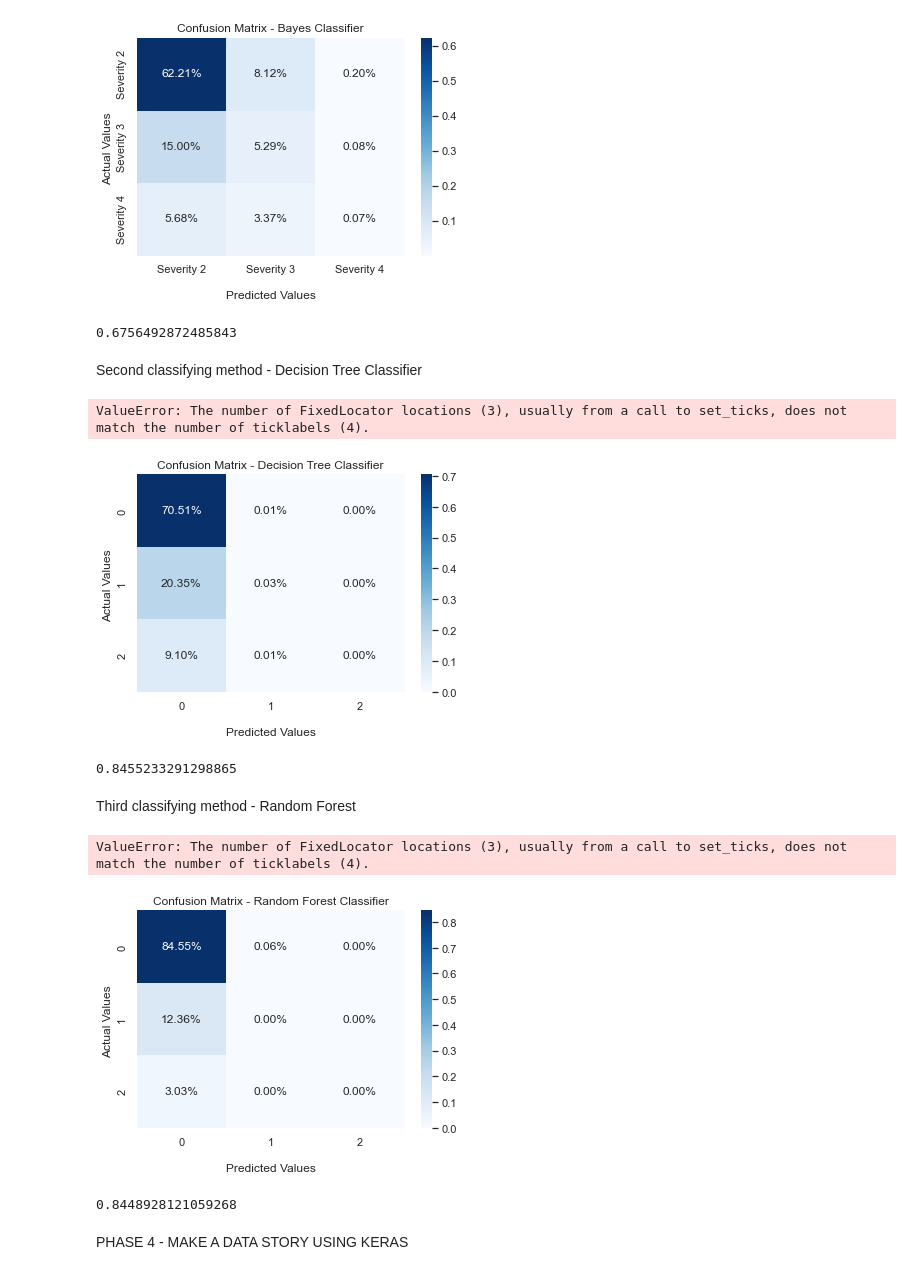
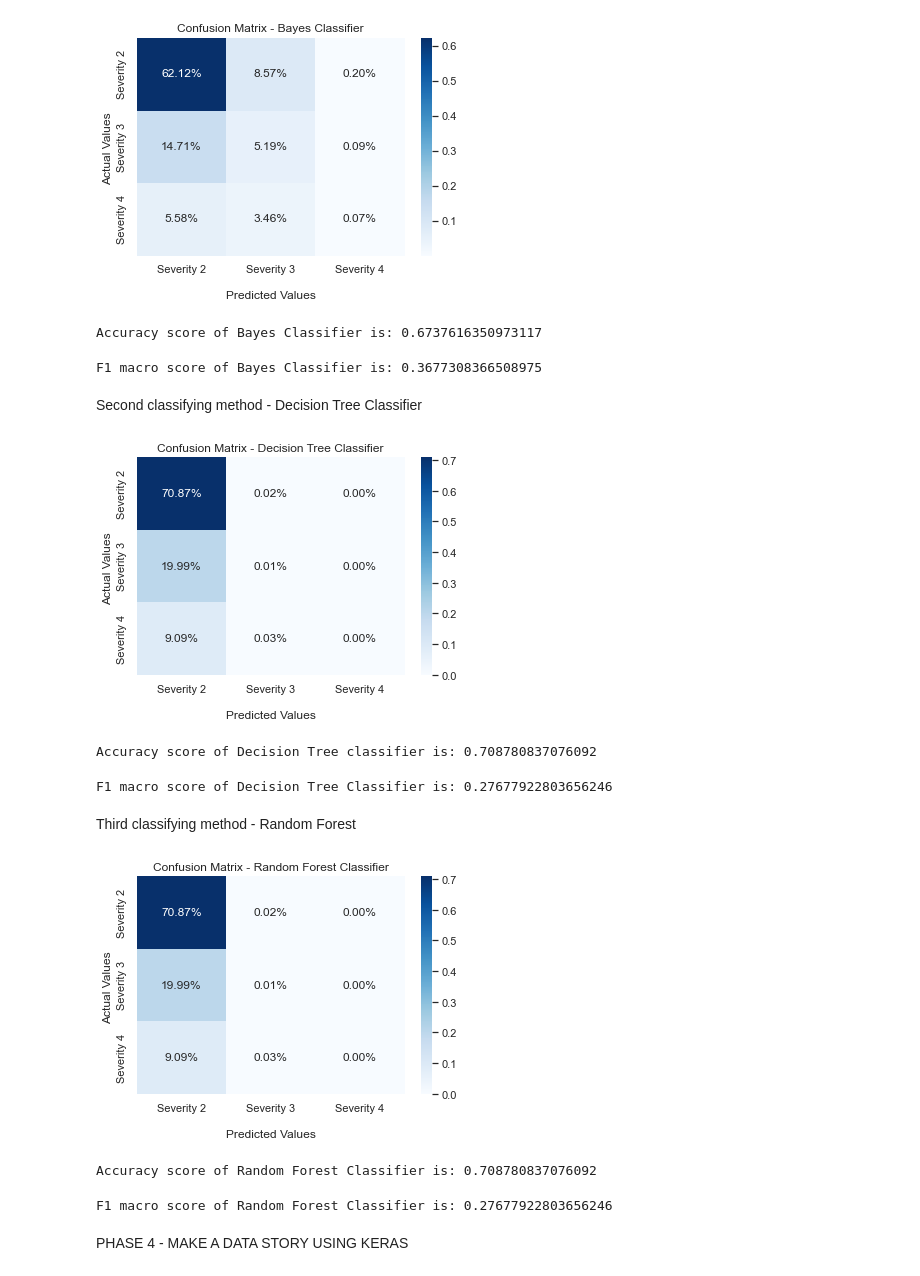
Before and after one commit to stratoskar/DataAnalytics, a Jupyter notebook: Data Analytics/US_accidents_Full_Analysis.ipynb, the cells around one changed output. Saved outputs shown, nothing was run; the diff lists cells and outputs as text; code cells hidden in the pictures.

```diff
--- a/Data Analytics/US_accidents_Full_Analysis.ipynb
+++ b/Data Analytics/US_accidents_Full_Analysis.ipynb
@@ -462,7 +468,7 @@ X = data[['Weather_Condition', 'Visibility(mi)','Day_Night']].copy()
 y = data['Severity'].copy()
 # %%
 # Split dataset into Train and Test
-X_train, X_test, y_train, y_test = train_test_split(X, y, test_size = 0.2, random_state = 0)
+X_train, X_test, y_train, y_test = train_test_split(X, y, test_size = 0.2, random_state = 0,stratify=y,shuffle=True)
 # %%
 # Normalize the X_train and X_test, in order for them to be between [-1,1]
 sc = StandardScaler()
@@ -523,9 +532,14 @@ plt.show()
 [figure]
 # %%
 # Print accurancy score of Bayes Classifier
-ac1
+print("Accuracy score of Bayes Classifier is:",ac1)
 # %% [output]
-0.6756492872485843
+Accuracy score of Bayes Classifier is: 0.6737616350973117
+# %%
+# Print f1 score of Bayes Classifier
+print("F1 macro score of Bayes Classifier is:",f1_bayes)
+# %% [output]
+F1 macro score of Bayes Classifier is: 0.3677308366508975
 # %% [markdown]
 Second classifying method - Decision Tree Classifier
 # %%
@@ -552,19 +569,23 @@ ax.set_xlabel('\nPredicted Values')
 ax.set_ylabel('Actual Values ')
 
 ## Ticket labels - List must be in alphabetical order
-ax.xaxis.set_ticklabels(['Severity 1','Severity 2','Severity 3','Severity 4'])
-ax.yaxis.set_ticklabels(['Severity 1','Severity 2','Severity 3','Severity 4'])
+ax.xaxis.set_ticklabels(['Severity 2','Severity 3','Severity 4'])
+ax.yaxis.set_ticklabels(['Severity 2','Severity 3','Severity 4'])
 
 ## Display the visualization of the Confusion Matrix.
 plt.show()
 # %% [output]
-ValueError: The number of FixedLocator locations (3), usually from a call to set_ticks, does not match the number of ticklabels (4).
-[figure, old version]
+[figure, new version]
 # %%
 # Print accurancy score of Decision Tree Classifier
-ac2
+print("Accuracy score of Decision Tree classifier is:",ac2)
 # %% [output]
-0.8455233291298865
+Accuracy score of Decision Tree classifier is: 0.708780837076092
+# %%
+# Print f1 score of Decision Tree Classifier
+print("F1 macro score of Decision Tree Classifier is:",f1_dt)
+# %% [output]
+F1 macro score of Decision Tree Classifier is: 0.27677922803656246
 # %% [markdown]
 Third classifying method - Random Forest
 # %%
@@ -584,25 +608,29 @@ cm3 = confusion_matrix(y_test, y_pred3)
 # %%
 # Plot confusion matrix using a heatmap
 ax = sns.heatmap(cm3/np.sum(cm3), annot=True, fmt='.2%', cmap='Blues')
 
 ax.set_title('Confusion Matrix - Random Forest Classifier')
 ax.set_xlabel('\nPredicted Values')
 ax.set_ylabel('Actual Values ')
 
 ## Ticket labels - List must be in alphabetical order
-ax.xaxis.set_ticklabels(['Severity 1','Severity 2','Severity 3','Severity 4'])
-ax.yaxis.set_ticklabels(['Severity 1','Severity 2','Severity 3','Severity 4'])
+ax.xaxis.set_ticklabels(['Severity 2','Severity 3','Severity 4'])
+ax.yaxis.set_ticklabels(['Severity 2','Severity 3','Severity 4'])
 
 ## Display the visualization of the Confusion Matrix.
 plt.show()
 # %% [output]
-ValueError: The number of FixedLocator locations (3), usually from a call to set_ticks, does not match the number of ticklabels (4).
-[figure, old version]
+[figure, new version]
 # %%
 # Print accurancy score of Random Forest Classifier
-ac3
+print("Accuracy score of Random Forest Classifier is:",ac3)
 # %% [output]
-0.8448928121059268
+Accuracy score of Random Forest Classifier is: 0.708780837076092
+# %%
+# Print f1 score of Random Forest Classifier
+print("F1 macro score of Random Forest Classifier is:",f1_rf)
+# %% [output]
+F1 macro score of Random Forest Classifier is: 0.27677922803656246
 # %% [markdown]
 PHASE 4 - MAKE A DATA STORY USING KERAS
 # %%
```
Also changed, not shown: parts of 19 cells of this notebook.
